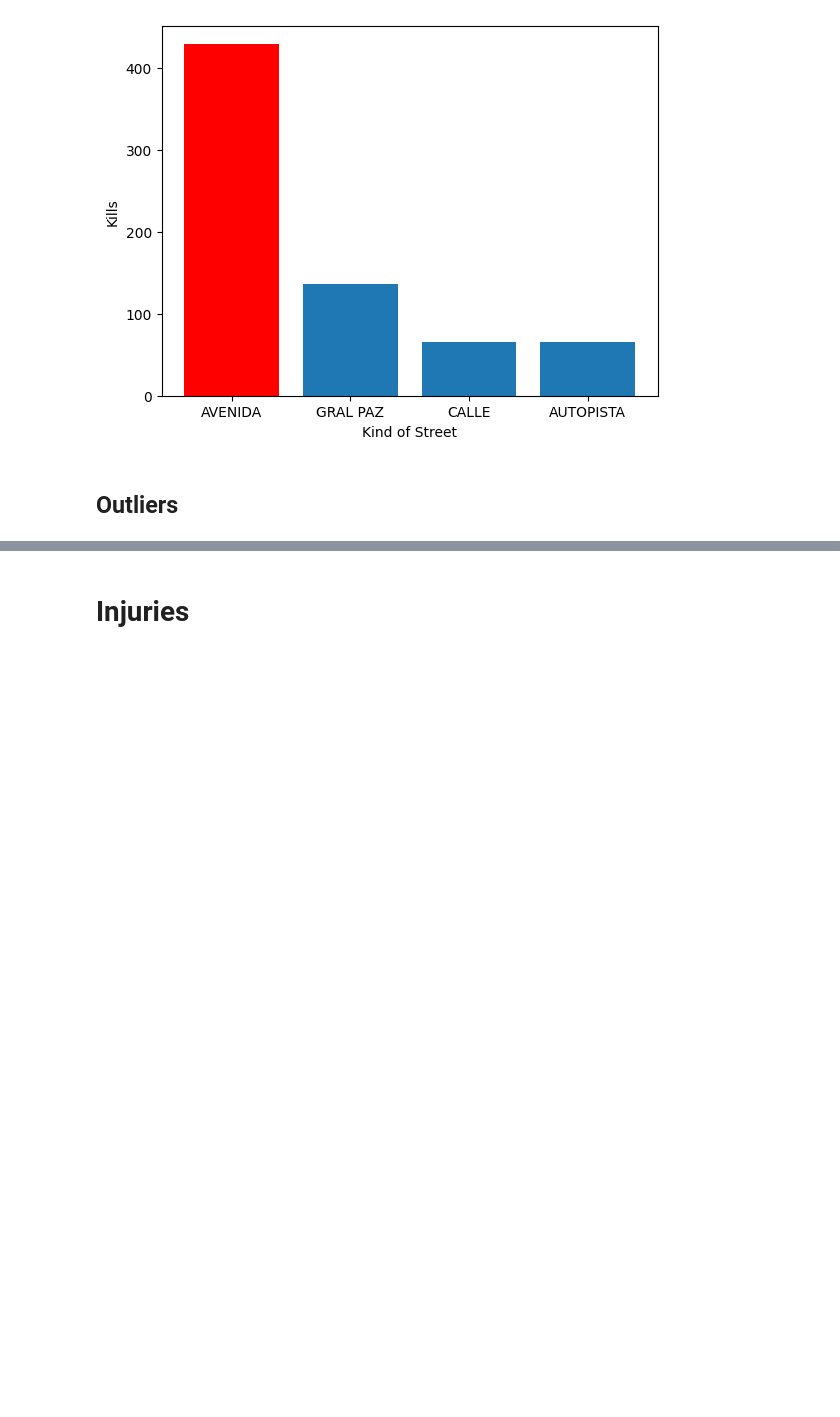
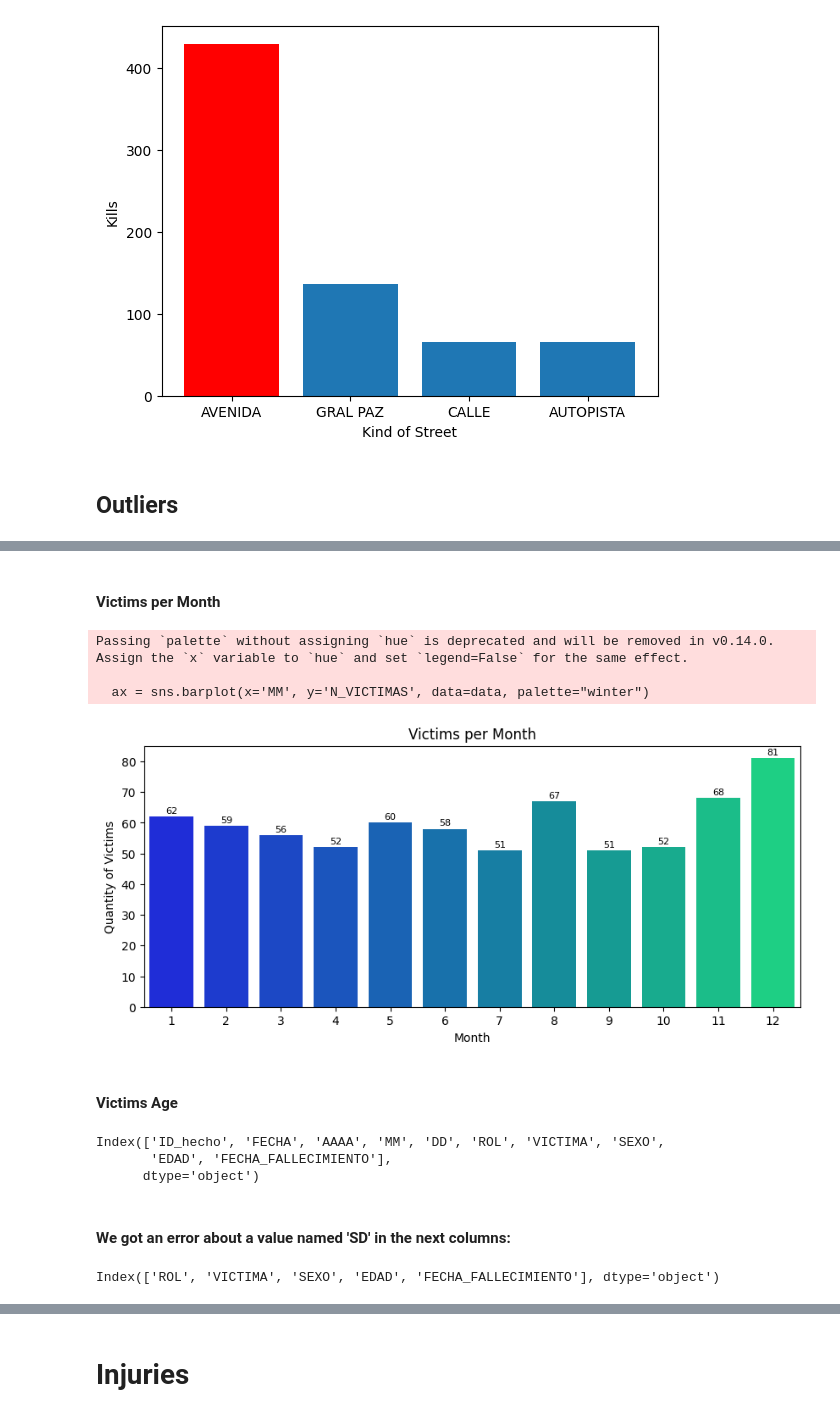
Before and after one commit to Jhonisnotreal/CrashChronicles, a Jupyter notebook: EDA.ipynb, the cells around one changed output, grey strips where cells are left out. Drawn from its saved outputs; the diff is of its cells as text; code cells hidden in the pictures; blank space fills up the shorter version.

```diff
--- a/EDA.ipynb
+++ b/EDA.ipynb
@@ -269,0 +255,28 @@ print(f"\nModels of the outliers: {outliers.unique()}")
+# %% [markdown]
+#### Victims per Month
+# %%
+data = kills.groupby(['MM'])['N_VICTIMAS'].sum().reset_index()
+data["MM"]=data["MM"].astype("Int64")
+
+
+plt.figure(figsize=(10,4))
+
+ax = sns.barplot(x='MM', y='N_VICTIMAS', data=data, palette="winter")
+ax.set_title('Victims per Month')
+ax.set_xlabel('Month') ; ax.set_ylabel('Quantity of Victims')
+
+
+for p in ax.patches:
+    ax.annotate(f'{int(p.get_height())}', (p.get_x() + p.get_width() / 2., p.get_height()),
+                ha='center', va='center', fontsize=8, color='black', xytext=(0, 5),
+                textcoords='offset points')
+
+
+plt.show()
+# %% [output]
+Passing `palette` without assigning `hue` is deprecated and will be removed in v0.14.0. Assign the `x` variable to `hue` and set `legend=False` for the same effect.
+
+  ax = sns.barplot(x='MM', y='N_VICTIMAS', data=data, palette="winter")
+[figure, added]
+# %% [markdown]
+#### Victims Age
@@ -269,0 +285,12 @@ print(f"\nModels of the outliers: {outliers.unique()}")
+# %%
+kills_victims.columns
+# %% [output]
+Index(['ID_hecho', 'FECHA', 'AAAA', 'MM', 'DD', 'ROL', 'VICTIMA', 'SEXO',
+       'EDAD', 'FECHA_FALLECIMIENTO'],
+      dtype='object')
+# %% [markdown]
+#### We got an error about a value named 'SD' in the next columns:
+# %%
+kills_victims.columns[kills_victims.isin(['SD']).any()]
+# %% [output]
+Index(['ROL', 'VICTIMA', 'SEXO', 'EDAD', 'FECHA_FALLECIMIENTO'], dtype='object')
```
Also changed, not shown: parts of 62 cells of this notebook, 1 other file.
